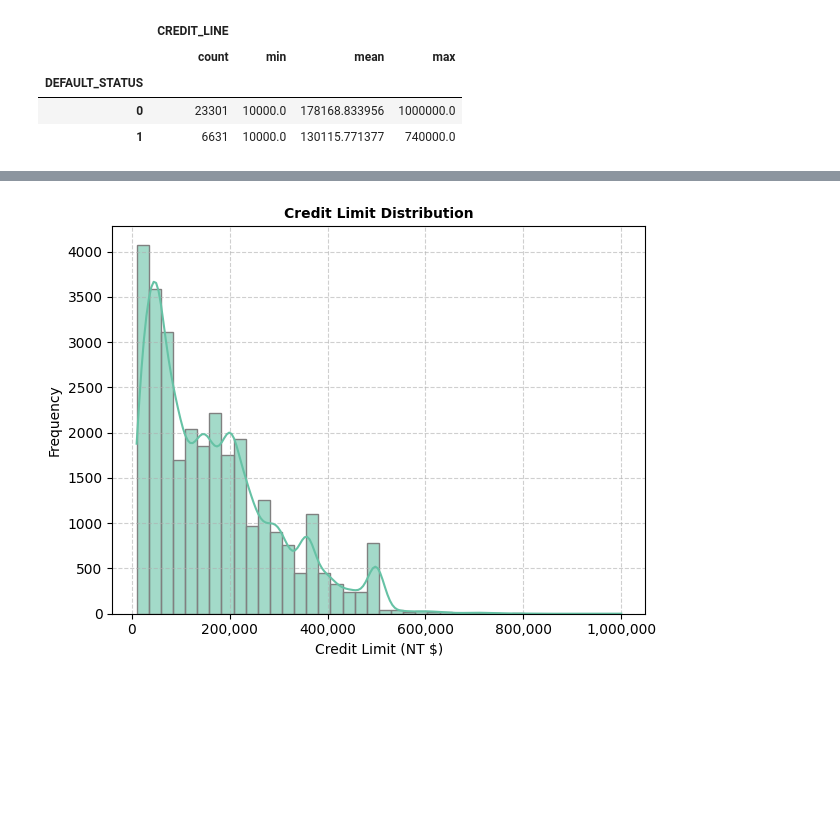
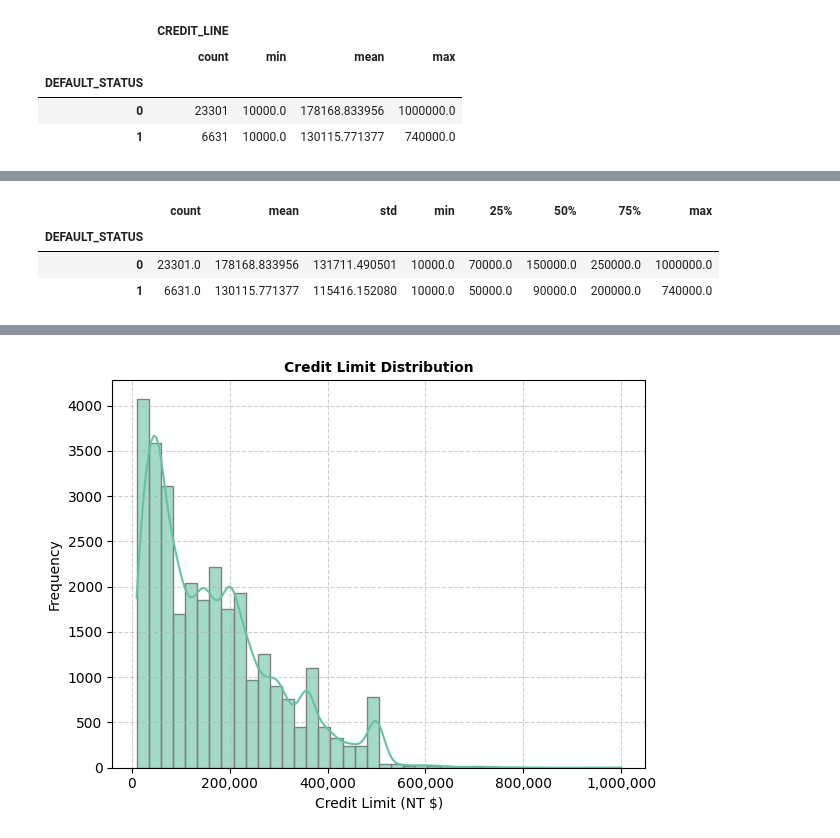
Before and after one commit to ammylin/MATH_789_final_project, a Jupyter notebook: 00_eda_final.ipynb, the cells around one changed output, grey strips where cells are left out. Drawn from its saved outputs; the diff is of its cells as text; code cells hidden in the pictures; blank space fills up the shorter version.

```diff
--- a/00_eda_final.ipynb
+++ b/00_eda_final.ipynb
@@ -705,0 +673,7 @@ plt.show()
+# %%
+df.groupby(by="DEFAULT_STATUS").CREDIT_LINE.describe()
+# %% [output]
+|  | count | mean | std | min | 25% | 50% | 75% | max |
+| DEFAULT_STATUS |  |  |  |  |  |  |  |  |
+| 0 | 23301.0 | 178168.833956 | 131711.490501 | 10000.0 | 70000.0 | 150000.0 | 250000.0 | 1000000.0 |
+| 1 | 6631.0 | 130115.771377 | 115416.152080 | 10000.0 | 50000.0 | 90000.0 | 200000.0 | 740000.0 |
```
Also changed, not shown: parts of 2 cells of this notebook.
